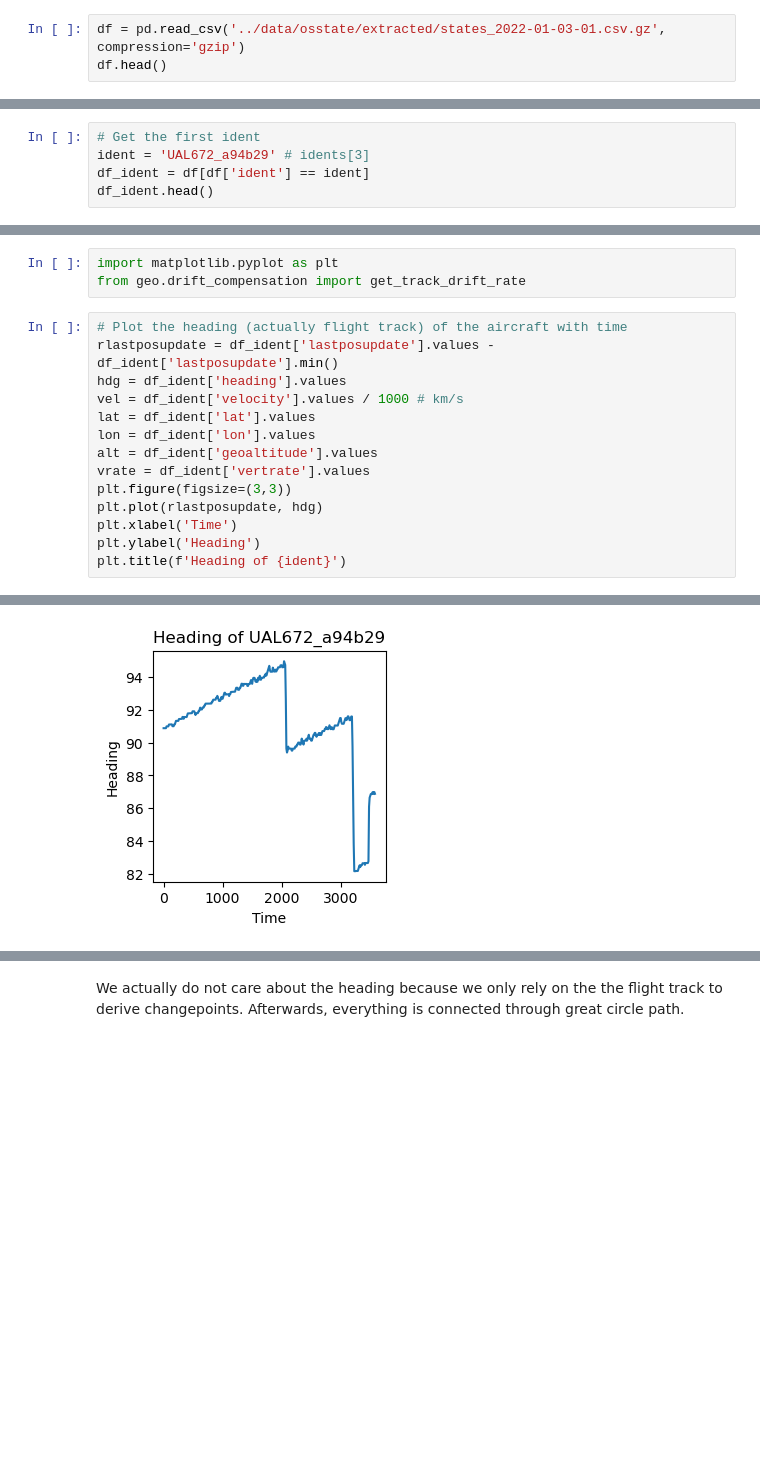
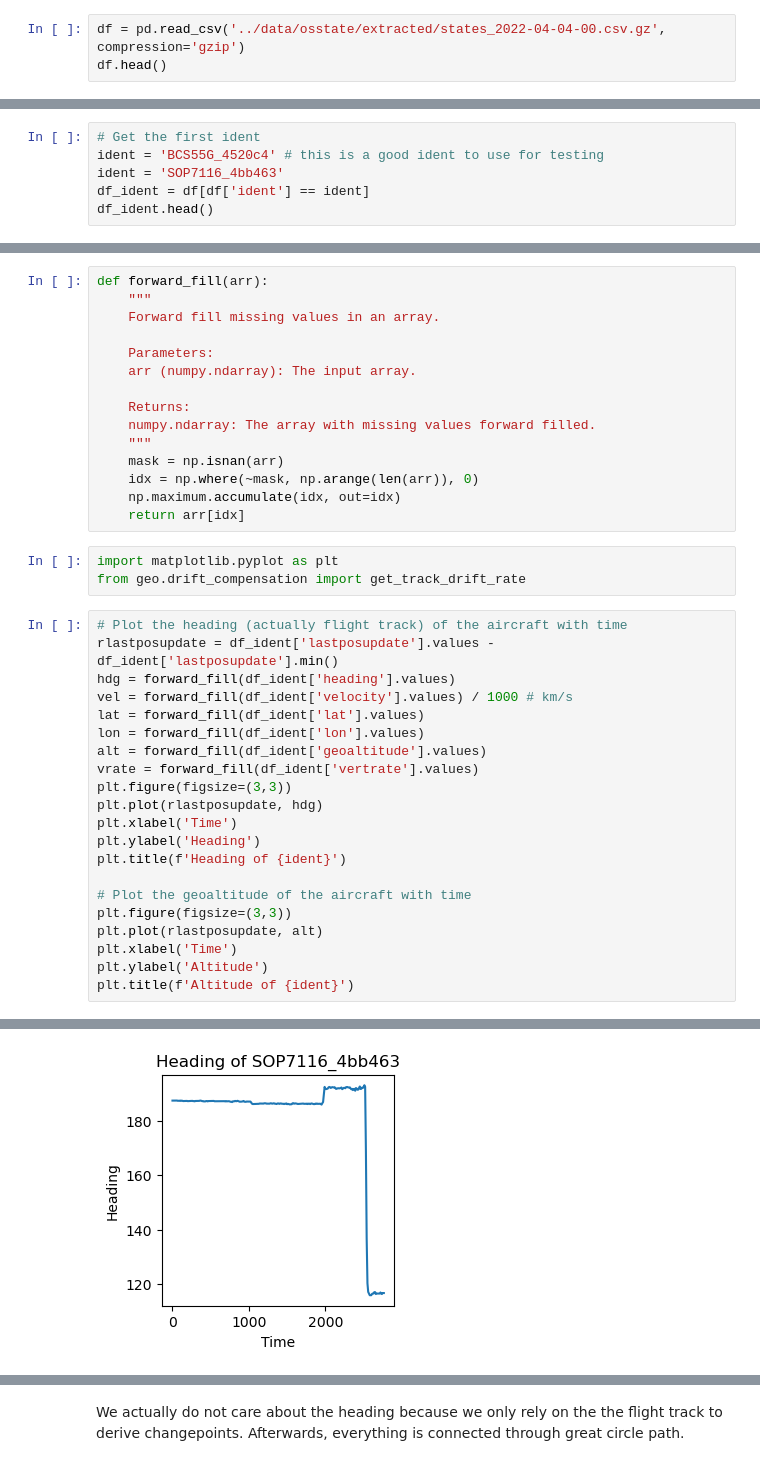
Before and after one commit to thinhhoang95/XFD, a Jupyter notebook: flow-detection/get_turn.ipynb, the cells around one changed output, grey strips where cells are left out. Drawn from its saved outputs; the diff is of its cells as text; blank space fills up the shorter version.

```diff
--- a/flow-detection/get_turn.ipynb
+++ b/flow-detection/get_turn.ipynb
@@ -5,7 +5,7 @@
 import pandas as pd
 import numpy as np
 # %%
-df = pd.read_csv('../data/osstate/extracted/states_2022-01-03-01.csv.gz', compression='gzip')
+df = pd.read_csv('../data/osstate/extracted/states_2022-04-04-00.csv.gz', compression='gzip')
 df.head()
 # %% [output]
 |  | time | icao24 | lat | lon | velocity | heading | vertrate | callsign | onground | alert | spi | ... |
@@ -39,7 +44,8 @@ Number of unique idents: 9442
 ## One aircraft
 # %%
 # Get the first ident
-ident = 'UAL672_a94b29' # idents[3]
+ident = 'BCS55G_4520c4' # this is a good ident to use for testing
+ident = 'SOP7116_4bb463'
 df_ident = df[df['ident'] == ident]
 df_ident.head()
 # %% [output]
@@ -52,18 +58,40 @@ df_ident.head()
+# %%
+def forward_fill(arr):
+    """
+    Forward fill missing values in an array.
+
+    Parameters:
+    arr (numpy.ndarray): The input array.
+
+    Returns:
+    numpy.ndarray: The array with missing values forward filled.
+    """
+    mask = np.isnan(arr)
+    idx = np.where(~mask, np.arange(len(arr)), 0)
+    np.maximum.accumulate(idx, out=idx)
+    return arr[idx]
 # %%
 import matplotlib.pyplot as plt
 from geo.drift_compensation import get_track_drift_rate
 # %%
 # Plot the heading (actually flight track) of the aircraft with time
 rlastposupdate = df_ident['lastposupdate'].values - df_ident['lastposupdate'].min()
-hdg = df_ident['heading'].values
-vel = df_ident['velocity'].values / 1000 # km/s
-lat = df_ident['lat'].values
-lon = df_ident['lon'].values
-alt = df_ident['geoaltitude'].values
-vrate = df_ident['vertrate'].values
+hdg = forward_fill(df_ident['heading'].values)
+vel = forward_fill(df_ident['velocity'].values) / 1000 # km/s
+lat = forward_fill(df_ident['lat'].values)
+lon = forward_fill(df_ident['lon'].values)
+alt = forward_fill(df_ident['geoaltitude'].values)
+vrate = forward_fill(df_ident['vertrate'].values)
 plt.figure(figsize=(3,3))
 plt.plot(rlastposupdate, hdg)
 plt.xlabel('Time')
 plt.ylabel('Heading')
 plt.title(f'Heading of {ident}')
+
+# Plot the geoaltitude of the aircraft with time
+plt.figure(figsize=(3,3))
+plt.plot(rlastposupdate, alt)
+plt.xlabel('Time')
+plt.ylabel('Altitude')
+plt.title(f'Altitude of {ident}')
 # %% [output]
@@ -71 +99 @@ Text(0.5, 1.0, 'Heading of UAL672_a94b29')
-[figure, old version]
+[figure, new version]
```
Also changed, not shown: parts of 16 cells of this notebook, 11 other files.
